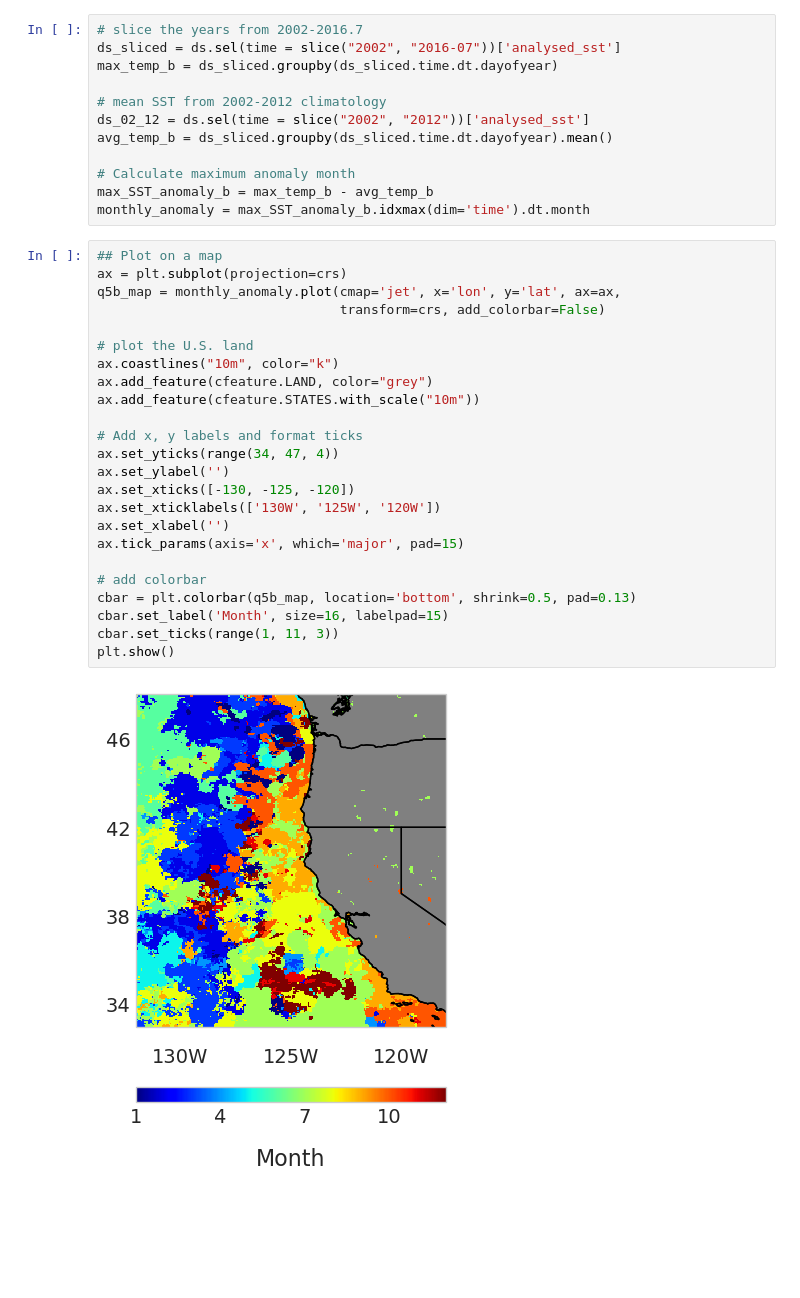
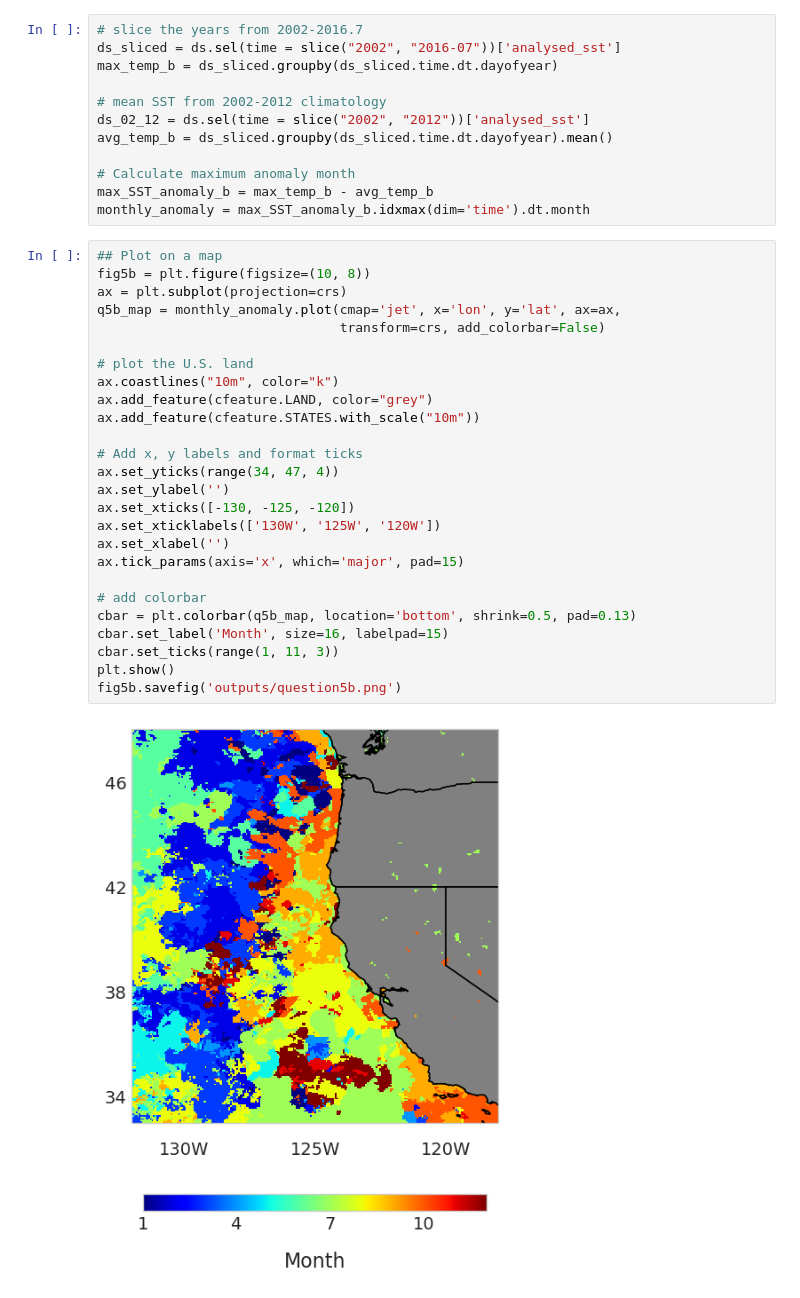
Before and after one commit to UCB-stat-159-s23/hw03-Group12, a Jupyter notebook: climate-Q05.ipynb, the cells around one changed output. Saved outputs shown, nothing was run; the diff lists cells and outputs as text; blank space fills up the shorter version.

Commit message:
added q5 to outputs folder

```diff
--- a/climate-Q05.ipynb
+++ b/climate-Q05.ipynb
@@ -113,27 +115,29 @@ max_SST_anomaly_b = max_temp_b - avg_temp_b
 monthly_anomaly = max_SST_anomaly_b.idxmax(dim='time').dt.month
 # %%
 ## Plot on a map
+fig5b = plt.figure(figsize=(10, 8))
 ax = plt.subplot(projection=crs)
 q5b_map = monthly_anomaly.plot(cmap='jet', x='lon', y='lat', ax=ax,
                                transform=crs, add_colorbar=False)
 
 # plot the U.S. land
 ax.coastlines("10m", color="k")
 ax.add_feature(cfeature.LAND, color="grey")
 ax.add_feature(cfeature.STATES.with_scale("10m"))
 
 # Add x, y labels and format ticks
 ax.set_yticks(range(34, 47, 4))
 ax.set_ylabel('')
 ax.set_xticks([-130, -125, -120])
 ax.set_xticklabels(['130W', '125W', '120W'])
 ax.set_xlabel('')
 ax.tick_params(axis='x', which='major', pad=15)
 
 # add colorbar
 cbar = plt.colorbar(q5b_map, location='bottom', shrink=0.5, pad=0.13)
 cbar.set_label('Month', size=16, labelpad=15)
 cbar.set_ticks(range(1, 11, 3))
 plt.show()
+fig5b.savefig('outputs/question5b.png')
 # %% [output]
-[figure, old version]
+[figure, new version]
```
Also changed, not shown: parts of 1 cell of this notebook, 2 other files.
